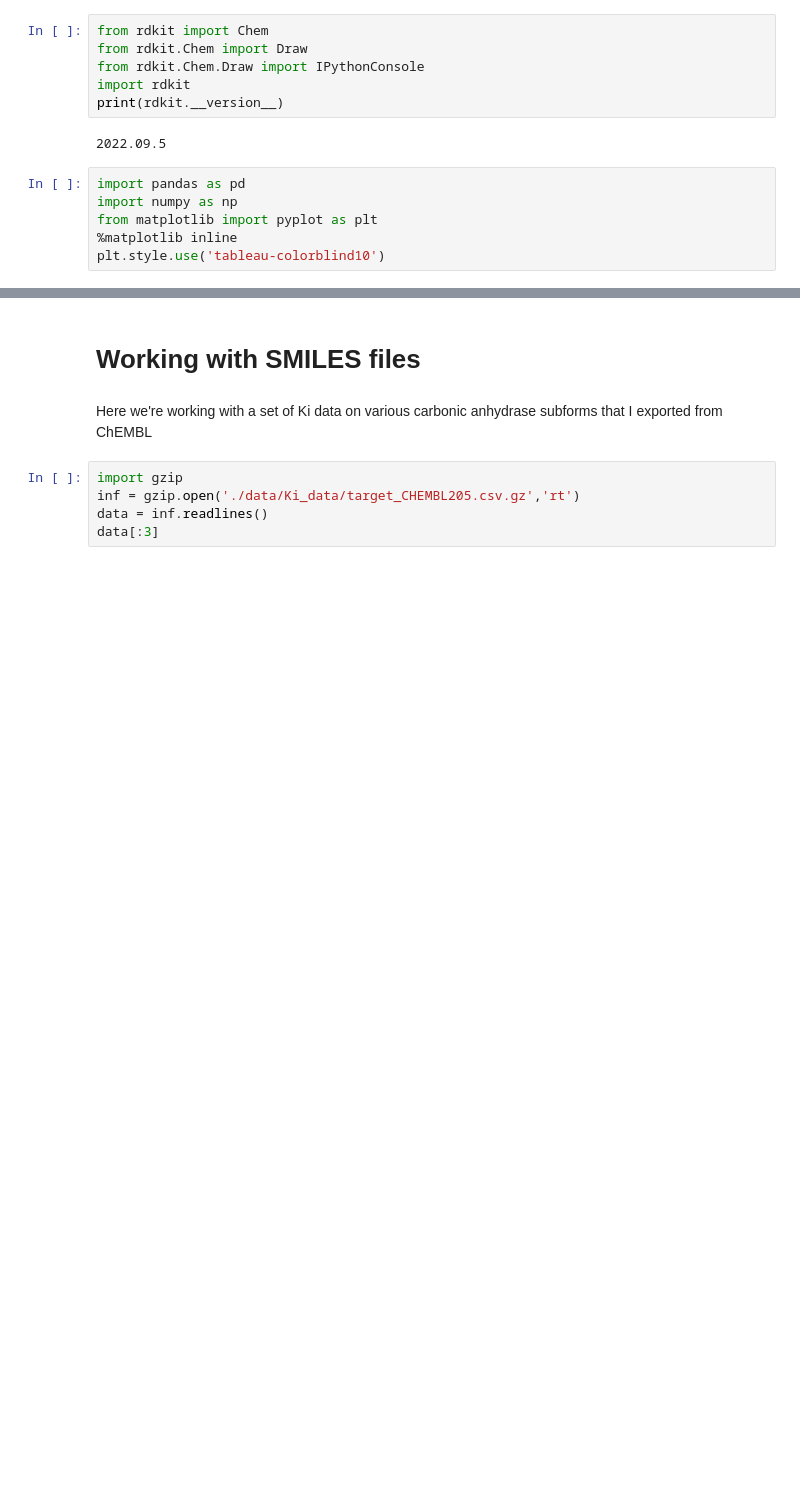
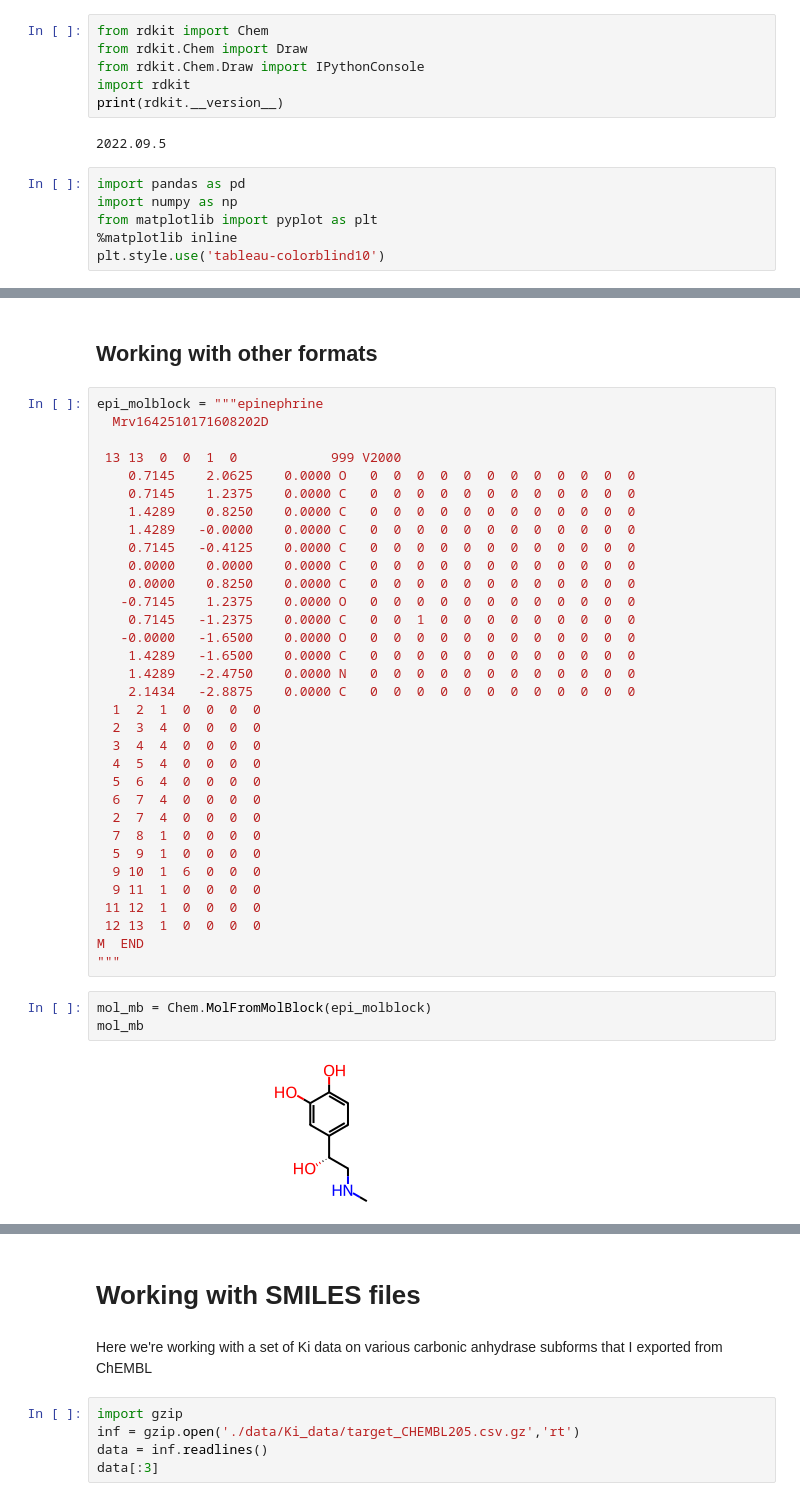
Before and after one commit to greglandrum/aisem23, a Jupyter notebook: Chemical_Data_Science/Intro to Chemical Data Science.ipynb, the cells around one changed output, grey strips where cells are left out. Cells and saved outputs as stored; diff of their text form; blank space fills up the shorter version.

```diff
--- a/Chemical_Data_Science/Intro to Chemical Data Science.ipynb
+++ b/Chemical_Data_Science/Intro to Chemical Data Science.ipynb
@@ -20,0 +33,40 @@ If you have a molecule as the last line of a notebook cell, it will be displayed
+# %% [markdown]
+## Working with other formats
+# %%
+epi_molblock = """epinephrine
+  Mrv1642510171608202D
+
+ 13 13  0  0  1  0            999 V2000
+    0.7145    2.0625    0.0000 O   0  0  0  0  0  0  0  0  0  0  0  0
+    0.7145    1.2375    0.0000 C   0  0  0  0  0  0  0  0  0  0  0  0
+    1.4289    0.8250    0.0000 C   0  0  0  0  0  0  0  0  0  0  0  0
+    1.4289   -0.0000    0.0000 C   0  0  0  0  0  0  0  0  0  0  0  0
+    0.7145   -0.4125    0.0000 C   0  0  0  0  0  0  0  0  0  0  0  0
+    0.0000    0.0000    0.0000 C   0  0  0  0  0  0  0  0  0  0  0  0
+    0.0000    0.8250    0.0000 C   0  0  0  0  0  0  0  0  0  0  0  0
+   -0.7145    1.2375    0.0000 O   0  0  0  0  0  0  0  0  0  0  0  0
+    0.7145   -1.2375    0.0000 C   0  0  1  0  0  0  0  0  0  0  0  0
+   -0.0000   -1.6500    0.0000 O   0  0  0  0  0  0  0  0  0  0  0  0
+    1.4289   -1.6500    0.0000 C   0  0  0  0  0  0  0  0  0  0  0  0
+    1.4289   -2.4750    0.0000 N   0  0  0  0  0  0  0  0  0  0  0  0
+    2.1434   -2.8875    0.0000 C   0  0  0  0  0  0  0  0  0  0  0  0
+  1  2  1  0  0  0  0
+  2  3  4  0  0  0  0
+  3  4  4  0  0  0  0
+  4  5  4  0  0  0  0
+  5  6  4  0  0  0  0
+  6  7  4  0  0  0  0
+  2  7  4  0  0  0  0
+  7  8  1  0  0  0  0
+  5  9  1  0  0  0  0
+  9 10  1  6  0  0  0
+  9 11  1  0  0  0  0
+ 11 12  1  0  0  0  0
+ 12 13  1  0  0  0  0
+M  END
+"""
+# %%
+mol_mb = Chem.MolFromMolBlock(epi_molblock)
+mol_mb
+# %% [output]
+[figure, added]
```
Also changed, not shown: parts of 82 cells of this notebook, 3 other files.
